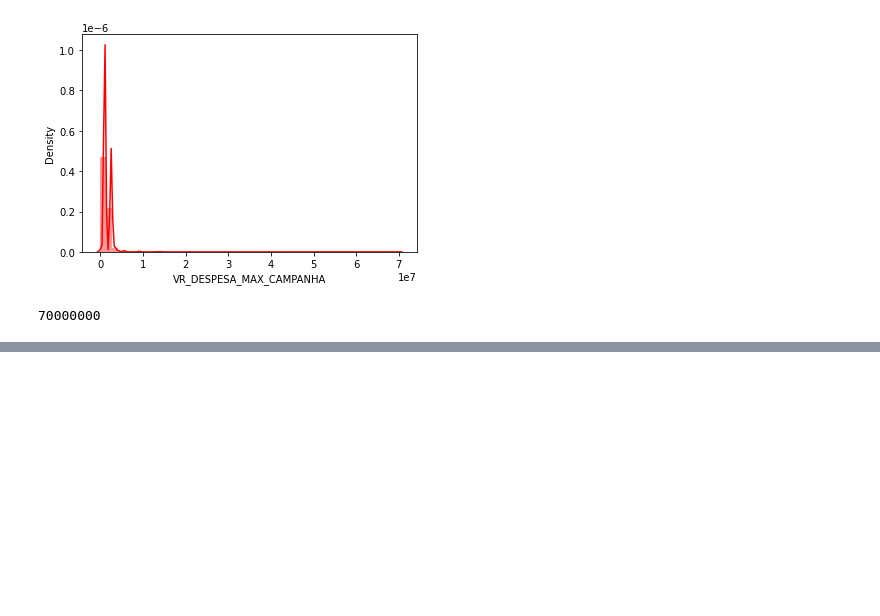
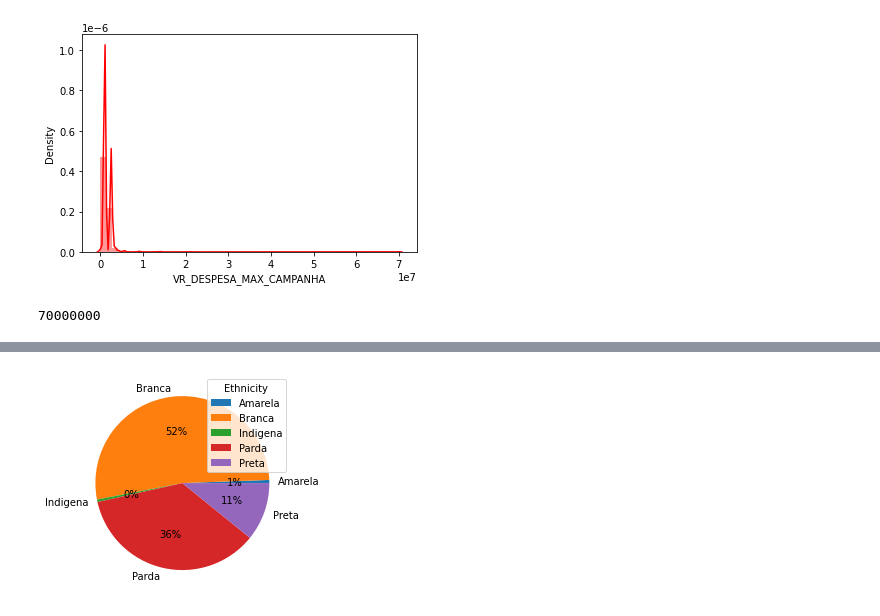
Before and after one commit to flaakira/Project--exercises, a Jupyter notebook: python/Brazil_elections_2018.ipynb, the cells around one changed output, grey strips where cells are left out. Saved outputs shown, nothing was run; the diff lists cells and outputs as text; code cells hidden in the pictures; blank space fills up the shorter version.

```diff
--- a/python/Brazil_elections_2018.ipynb
+++ b/python/Brazil_elections_2018.ipynb
@@ -182,0 +266,2 @@ dt3.head(5)
+# %%
+dt5=dataframe.groupby('DS_COR_RACA').agg({'DS_COR_RACA':['count']})
@@ -182,0 +279,2 @@ dt3.head(5)
+# %%
+dt5.columns=['_'.join(col) for col in dt5.columns.ravel()]
@@ -182,0 +285,2 @@ dt3.head(5)
+# %%
+dt5=dt5.rename(columns= {'DS_COR_RACA_count':'Ethnicity'})
@@ -182,0 +297,8 @@ dt3.head(5)
+# %%
+mylabels = ["Amarela", "Branca", "Indigena", "Parda", "Preta"]
+
+plt.pie(dt5['Ethnicity'], labels = mylabels, autopct='%1.0f%%')
+plt.legend(title = "Ethnicity")
+plt.show()
+# %% [output]
+[figure, added]
```
Also changed, not shown: parts of 66 cells of this notebook.
